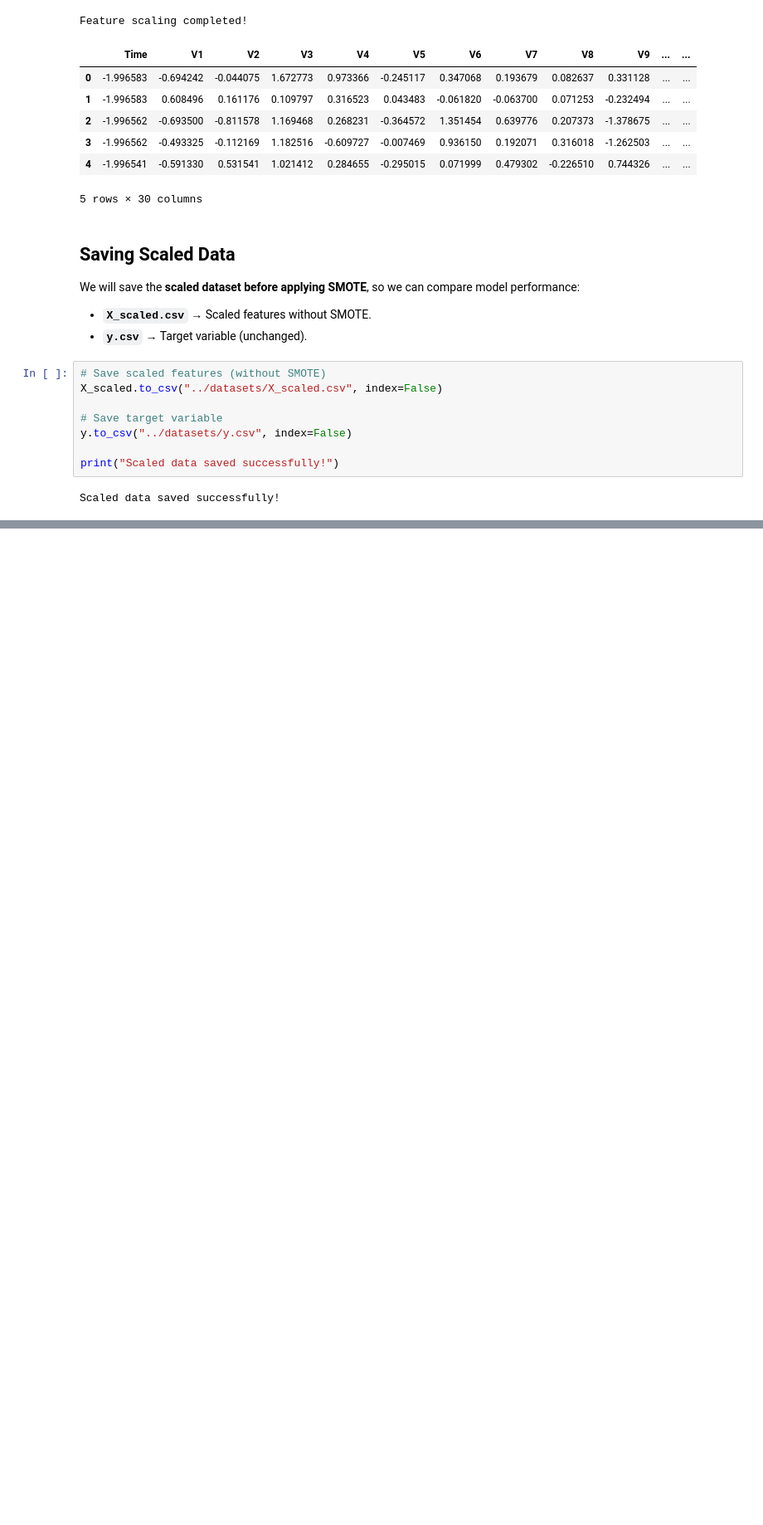
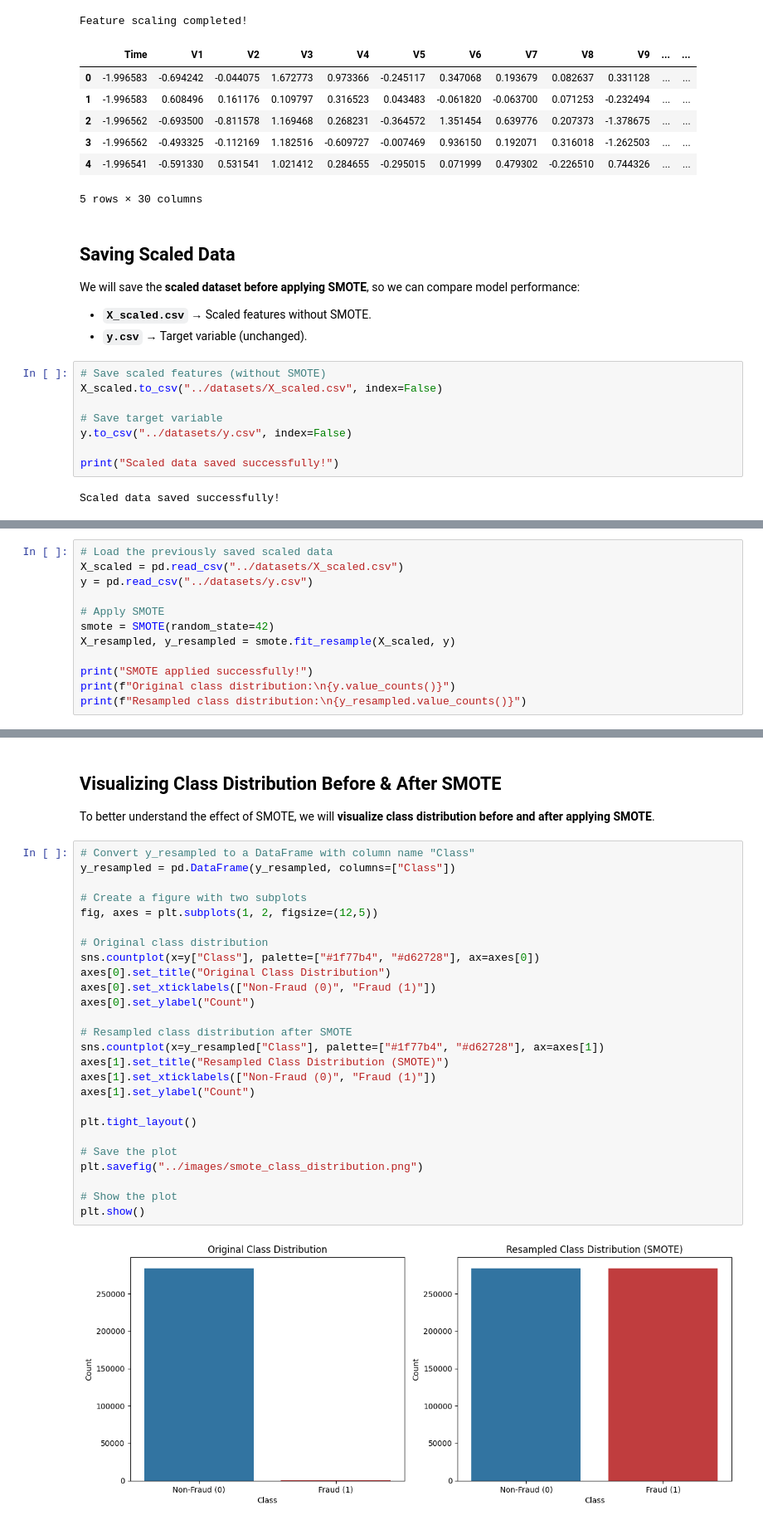
Before and after one commit to otuemre/FraudDetectAI, a Jupyter notebook: src/notebooks/02_Preprocessing.ipynb, the cells around one changed output, grey strips where cells are left out. Shown at 83% size. Saved outputs shown, nothing was run; the diff lists cells and outputs as text; blank space fills up the shorter version.

Commit message:
Use SMOTE to create synthetic fraud cases and save the data

```diff
--- a/src/notebooks/02_Preprocessing.ipynb
+++ b/src/notebooks/02_Preprocessing.ipynb
@@ -121,0 +131,12 @@ Scaled data saved successfully!
+# %%
+# Load the previously saved scaled data
+X_scaled = pd.read_csv("../datasets/X_scaled.csv")
+y = pd.read_csv("../datasets/y.csv")
+
+# Apply SMOTE
+smote = SMOTE(random_state=42)
+X_resampled, y_resampled = smote.fit_resample(X_scaled, y)
+
+print("SMOTE applied successfully!")
+print(f"Original class distribution:\n{y.value_counts()}")
+print(f"Resampled class distribution:\n{y_resampled.value_counts()}")
@@ -121,0 +155,32 @@ Scaled data saved successfully!
+# %% [markdown]
+## Visualizing Class Distribution Before & After SMOTE
+
+To better understand the effect of SMOTE, we will **visualize class distribution before and after applying SMOTE**.
+# %%
+# Convert y_resampled to a DataFrame with column name "Class"
+y_resampled = pd.DataFrame(y_resampled, columns=["Class"])
+
+# Create a figure with two subplots
+fig, axes = plt.subplots(1, 2, figsize=(12,5))
+
+# Original class distribution
+sns.countplot(x=y["Class"], palette=["#1f77b4", "#d62728"], ax=axes[0])
+axes[0].set_title("Original Class Distribution")
+axes[0].set_xticklabels(["Non-Fraud (0)", "Fraud (1)"])
+axes[0].set_ylabel("Count")
+
+# Resampled class distribution after SMOTE
+sns.countplot(x=y_resampled["Class"], palette=["#1f77b4", "#d62728"], ax=axes[1])
+axes[1].set_title("Resampled Class Distribution (SMOTE)")
+axes[1].set_xticklabels(["Non-Fraud (0)", "Fraud (1)"])
+axes[1].set_ylabel("Count")
+
+plt.tight_layout()
+
+# Save the plot
+plt.savefig("../images/smote_class_distribution.png")
+
+# Show the plot
+plt.show()
+# %% [output]
+[figure, added]
```
Also changed, not shown: parts of 4 cells of this notebook, 1 other file.
